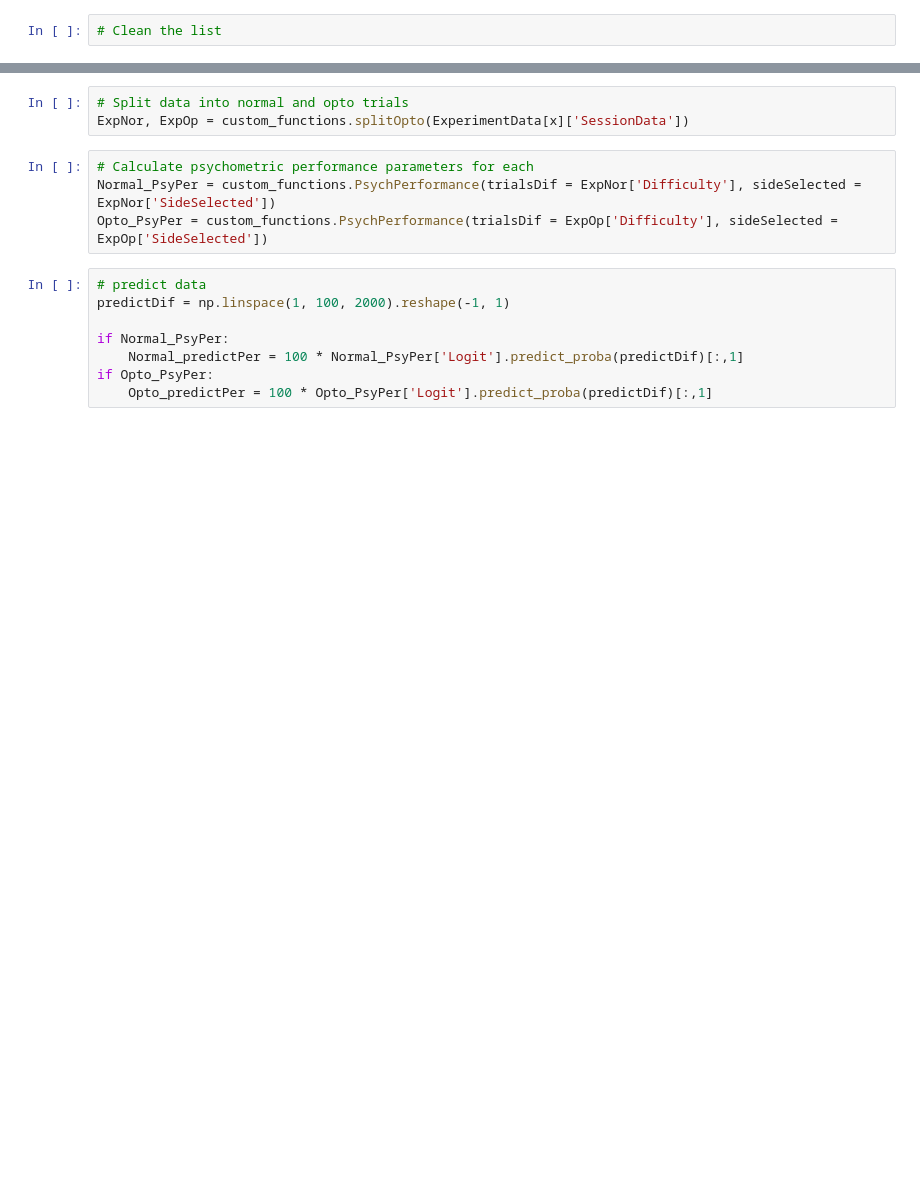
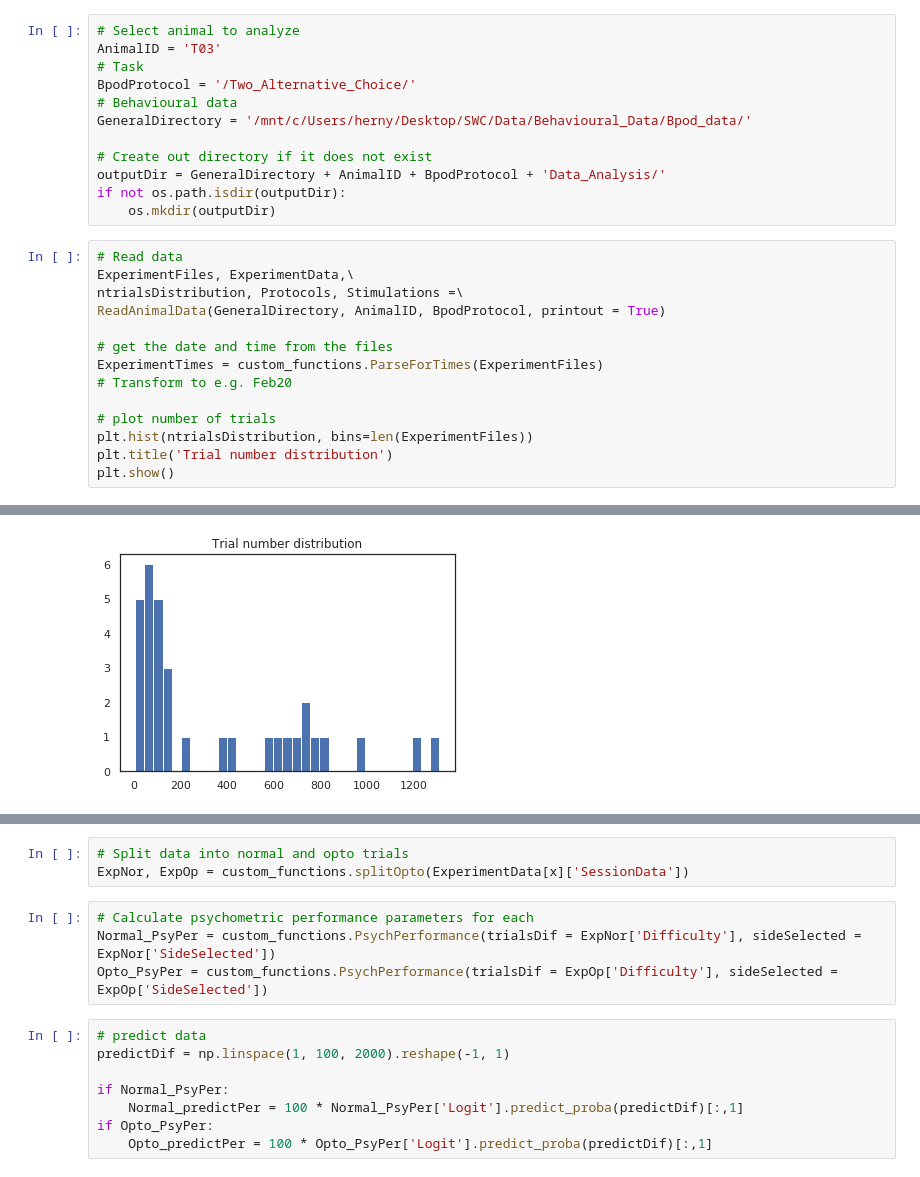
Before and after one commit to HernandoMV/BehaviouralAnalysis, a Jupyter notebook: Bpod_Analysis.ipynb, the cells around one changed output, grey strips where cells are left out. Cells and saved outputs as stored; diff of their text form; blank space fills up the shorter version.

```diff
--- a/Bpod_Analysis.ipynb
+++ b/Bpod_Analysis.ipynb
@@ -113,2 +88,27 @@ plt.show()
-# %%
-# Clean the list
+# %%
+# Select animal to analyze
+AnimalID = 'T03'
+# Task
+BpodProtocol = '/Two_Alternative_Choice/'
+# Behavioural data
+GeneralDirectory = '/mnt/c/Users/herny/Desktop/SWC/Data/Behavioural_Data/Bpod_data/'
+
+# Create out directory if it does not exist
+outputDir = GeneralDirectory + AnimalID + BpodProtocol + 'Data_Analysis/'
+if not os.path.isdir(outputDir):
+    os.mkdir(outputDir)
+# %%
+# Read data
+ExperimentFiles, ExperimentData,\
+ntrialsDistribution, Protocols, Stimulations =\
+ReadAnimalData(GeneralDirectory, AnimalID, BpodProtocol, printout = True)
+
+# get the date and time from the files
+ExperimentTimes = custom_functions.ParseForTimes(ExperimentFiles)
+# Transform to e.g. Feb20
+
+# plot number of trials
+plt.hist(ntrialsDistribution, bins=len(ExperimentFiles))
+plt.title('Trial number distribution')
+plt.show()
+# %% [output]
@@ -114,0 +132 @@ plt.show()
+[figure, added]
```
Also changed, not shown: parts of 27 cells of this notebook, 1 other file.
